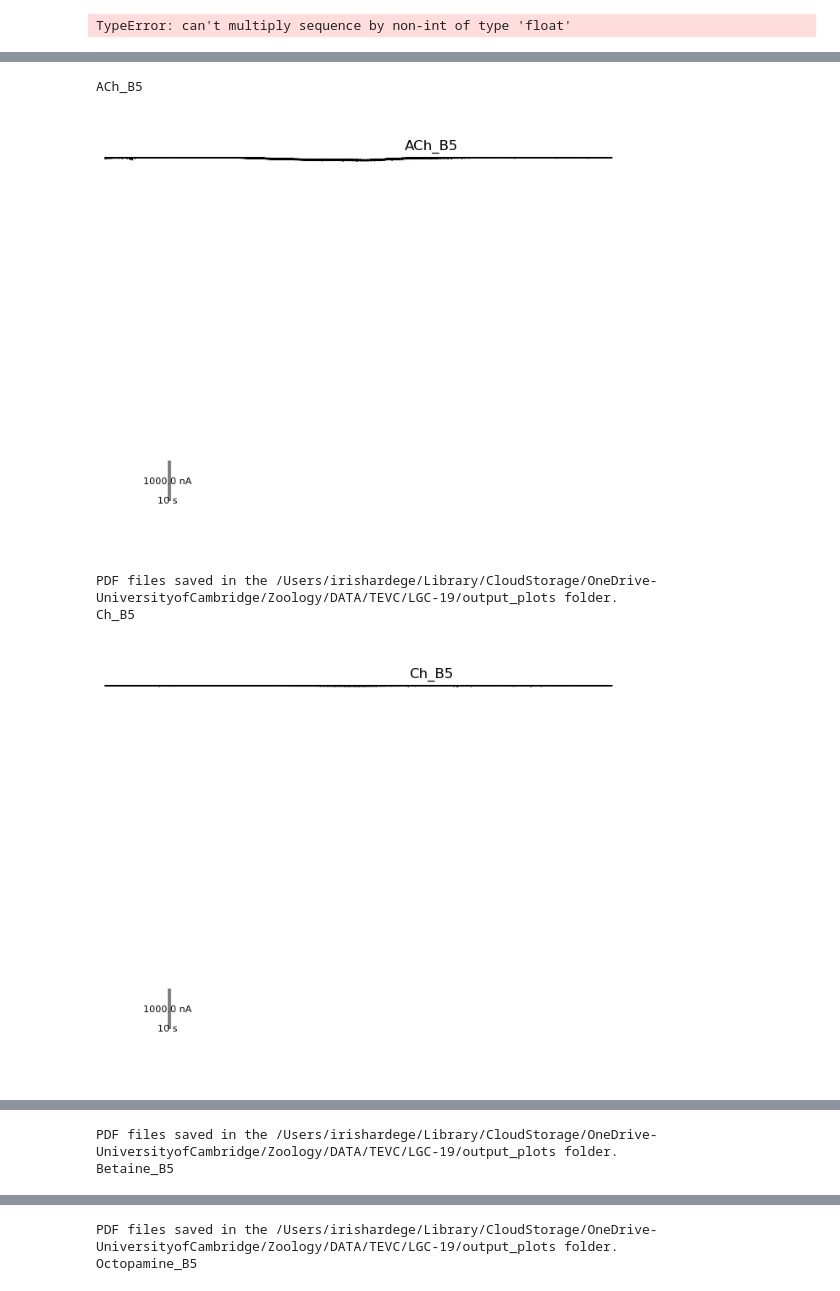
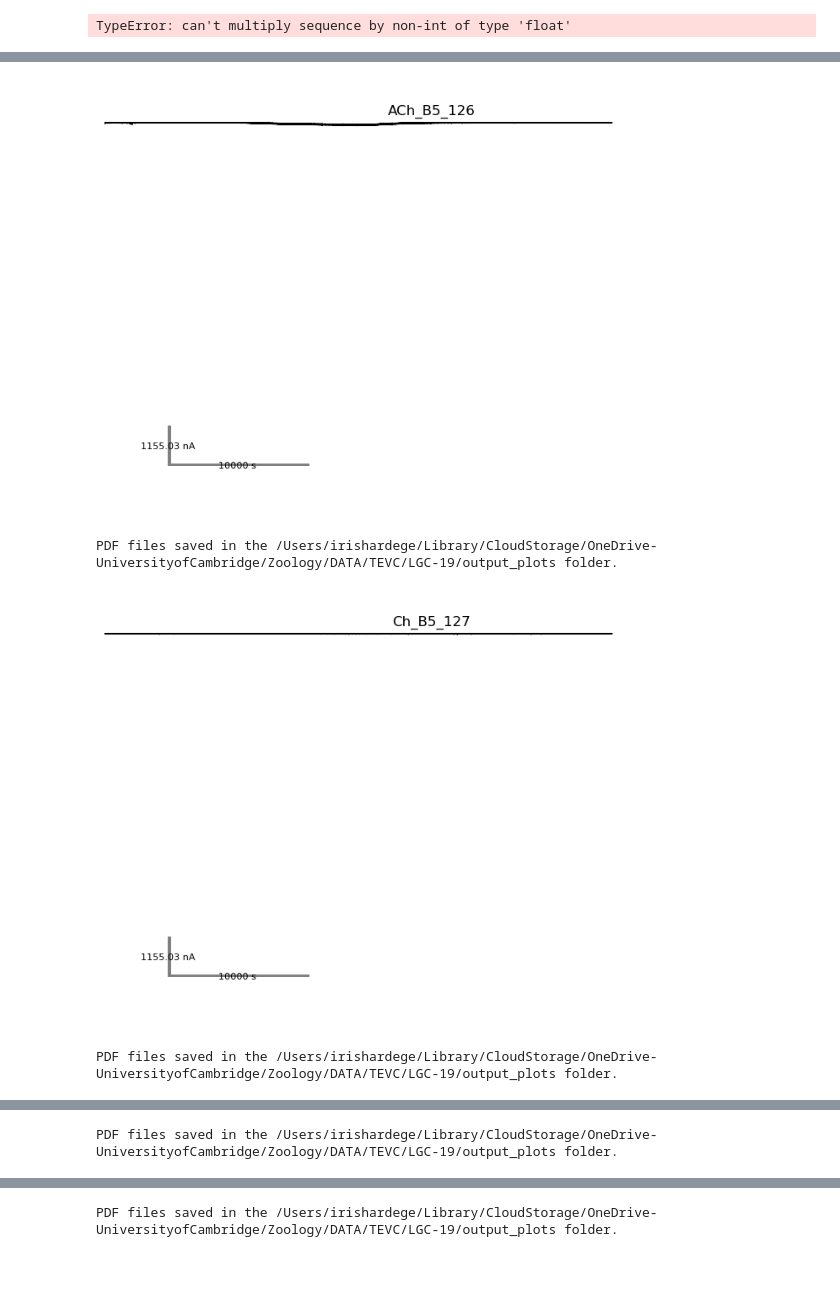
Before and after one commit to hiris25/TEVC-analysis-scripts, a Jupyter notebook: TEVC_traces.ipynb, the cells around one changed output, grey strips where cells are left out. Cells and saved outputs as stored; diff of their text form; code cells hidden in the pictures.

```diff
--- a/TEVC_traces.ipynb
+++ b/TEVC_traces.ipynb
@@ -221,13 +221,14 @@ df.head(100)
 # %%
 #SELECT DATA
 df = merged_data_T
+merged_data_T = merged_data_T.apply(pd.to_numeric, errors='coerce')
 
 # SAVE PLOTS?
 save = True  # Change to False if you don't want to save the plots
 # Define scale
-maxy = 10000
+maxy = - merged_data_T.min(numeric_only=True, skipna=True).min(skipna=True) #find smallest value in df
 maxx = len(df) *2
-scale_bar_length = 10 #seconds
+scale_bar_length = 10*1000 #seconds
 scale_bar_height = maxy / 10 #n amps
 # Calculate the position and size of the scale bar
 
@@ -274,35 +275,34 @@ for col in df_plot.columns:
     ax.tick_params(axis='both', which='both', bottom=False, top=False, left=False, right=False)
     ax.set_xlabel('Time (s)')
     ax.set_ylabel('nA')
     ax.set_title(col)
     # Create a mini-axes as a scale bar
     scale_bar_axes = fig.add_axes([0.2, 0.2, .75, .75])  # Adjust position and size as needed
     scale_bar_axes.plot([0, scale_bar_length], [0, 0], color='grey', linewidth=5)
     scale_bar_axes.plot([0, 0], [0, scale_bar_height], color='grey', linewidth=5)
     scale_bar_axes.set_xlim(0, maxx)
     scale_bar_axes.set_ylim(0, maxy)
     scale_bar_axes.axis('off')
     # Add text to the scale bar
     text_x_position = (scale_bar_length / 2)  # Center the text
     text_y_position = -2  # Adjust the vertical position
     text2_y_position = (scale_bar_height / 2)  # Center the text
     text2_x_position = -1  # Adjust the vertical position
     scale_bar_axes.text(text_x_position, text_y_position, f'{scale_bar_length} s', color='black', ha='center', va='center', fontsize=8)
     scale_bar_axes.text(text2_x_position, text2_y_position, f'{scale_bar_height} nA', color='black', ha='center', va='center', fontsize=8)
 
     if save:
         # Save the plot as a PDF in the output folder
         output_filepath = output_folder / f'{col}.pdf'
         plt.savefig(output_filepath, format='pdf')
         plt.show()
         plt.close()  # Close the current figure to release resources
         print(f'PDF files saved in the {output_folder} folder.')
     else:
         # If save is False, just display the plots without saving
         plt.show()
 # %% [output]
+[figure, new version]
-ACh_B5
+PDF files saved in the /Users/irishardege/Library/CloudStorage/OneDrive-UniversityofCambridge/Zoology/DATA/TEVC/LGC-19/output_plots folder.
-[figure, old version]
+[figure, new version]
 PDF files saved in the /Users/irishardege/Library/CloudStorage/OneDrive-UniversityofCambridge/Zoology/DATA/TEVC/LGC-19/output_plots folder.
-Ch_B5
-[figure, old version]
@@ -309,2 +310 @@ Ch_B5
 PDF files saved in the /Users/irishardege/Library/CloudStorage/OneDrive-UniversityofCambridge/Zoology/DATA/TEVC/LGC-19/output_plots folder.
-Betaine_B5
@@ -312,2 +312 @@ Betaine_B5
 PDF files saved in the /Users/irishardege/Library/CloudStorage/OneDrive-UniversityofCambridge/Zoology/DATA/TEVC/LGC-19/output_plots folder.
-Octopamine_B5
```
Also changed, not shown: parts of 4 cells of this notebook.
